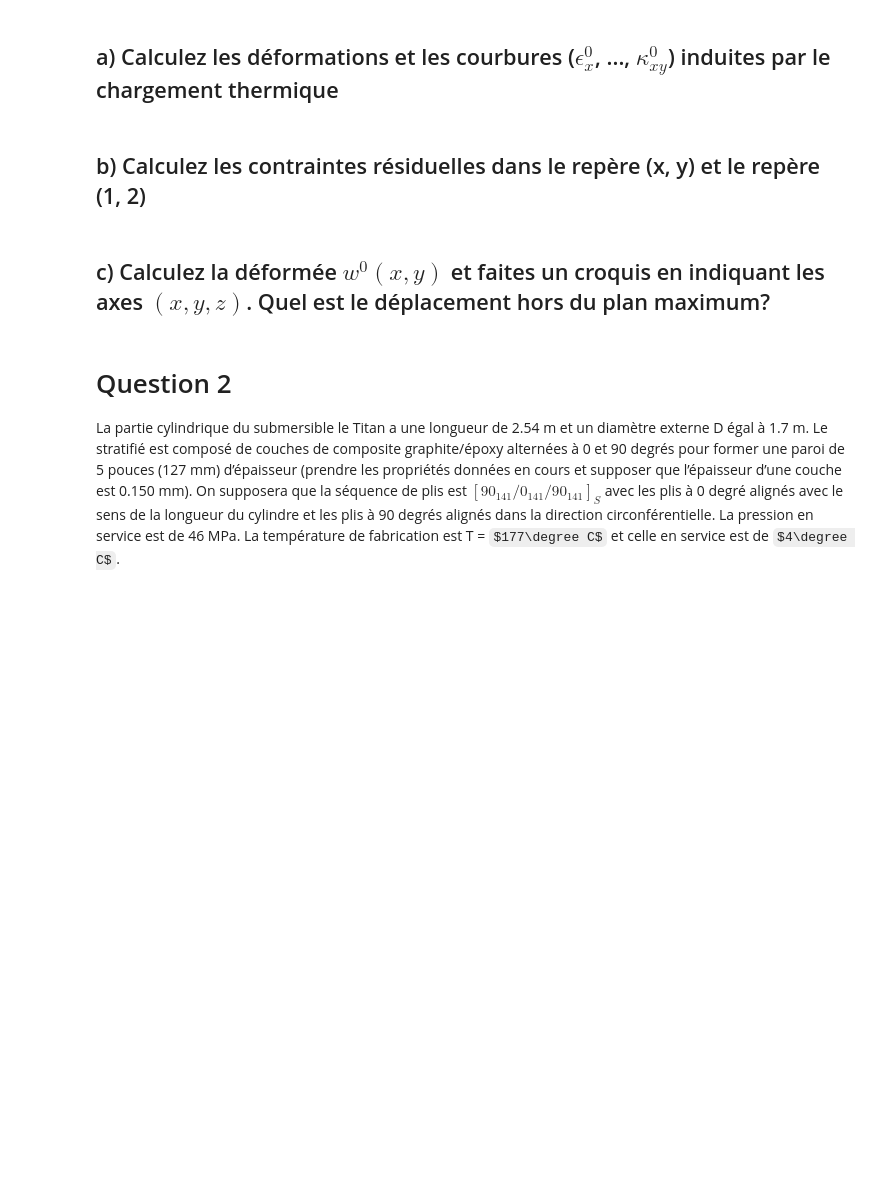
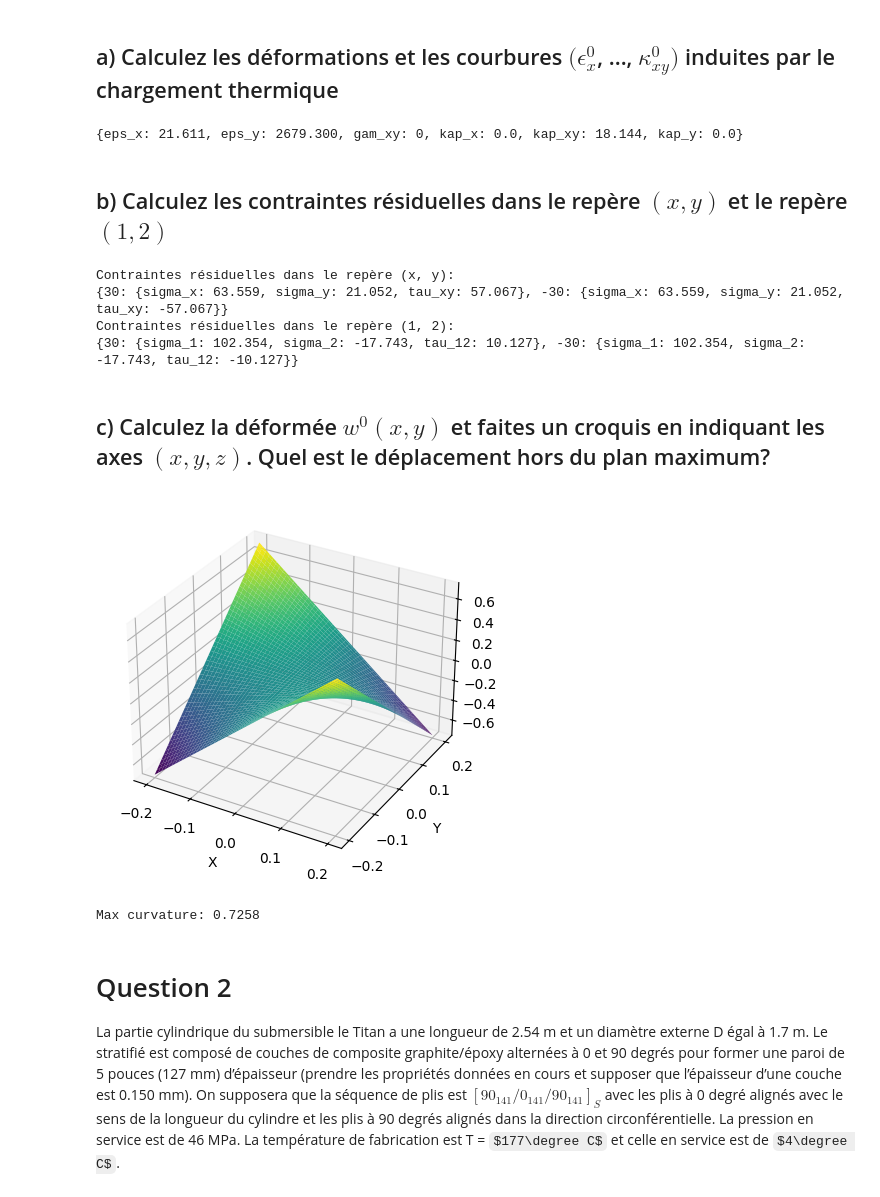
Before and after one commit to FancyGuitarist/MMC, a Jupyter notebook: Devoir_3.ipynb, the cells around one changed output. Drawn from its saved outputs; the diff is of its cells as text; code cells hidden in the pictures; some formulas as TeX source; blank space fills up the shorter version.

```diff
--- a/Devoir_3.ipynb
+++ b/Devoir_3.ipynb
@@ -5,9 +5,36 @@ Soit une plaque carrée stratifiée en graphite-époxyde $[±30]_T$ de 20 cm de
 # %% [markdown]
-## a) Calculez les déformations et les courbures ($\epsilon_x^0$, ..., $\kappa_{xy}^0$) induites par le chargement thermique
+## a) Calculez les déformations et les courbures $(\epsilon_x^0$, ..., $\kappa_{xy}^0)$ induites par le chargement thermique
+# %%
+from laminate import *
+from composite import *
+
+lam = Laminate(thetas=LaminateAngles("[±30]"), composite_type=CompositeType.Graphite_Epoxy, delta_t=150)
+eps_kap = lam.solve_eps_kap_n_m(ns=[0, 0, 0], ms=[0, 0, 0])
+
+print(eps_kap)
+# %% [output]
+{eps_x: 21.611, eps_y: 2679.300, gam_xy: 0, kap_x: 0.0, kap_xy: 18.144, kap_y: 0.0}
 # %% [markdown]
-## b) Calculez les contraintes résiduelles dans le repère (x, y) et le repère (1, 2)
+## b) Calculez les contraintes résiduelles dans le repère $(x, y)$ et le repère $(1, 2)$
+# %%
+residual_stresses = lam.solve_residual_stresses(eps_kap)
+local_residual_stresses = lam.local_residual_stresses(eps_kap)
+print("Contraintes résiduelles dans le repère (x, y):")
+print(residual_stresses)
+print("Contraintes résiduelles dans le repère (1, 2):")
+print(local_residual_stresses)
+# %% [output]
+Contraintes résiduelles dans le repère (x, y):
+{30: {sigma_x: 63.559, sigma_y: 21.052, tau_xy: 57.067}, -30: {sigma_x: 63.559, sigma_y: 21.052, tau_xy: -57.067}}
+Contraintes résiduelles dans le repère (1, 2):
+{30: {sigma_1: 102.354, sigma_2: -17.743, tau_12: 10.127}, -30: {sigma_1: 102.354, sigma_2: -17.743, tau_12: -10.127}}
 # %% [markdown]
 ## c) Calculez la déformée $w^0(x, y)$ et faites un croquis en indiquant les axes $(x, y, z)$. Quel est le déplacement hors du plan maximum?
+# %%
+lam.plot_curvature(eps_kap)
+# %% [output]
+[figure, added]
+Max curvature: 0.7258
 # %% [markdown]
 # Question 2
 La partie cylindrique du submersible le Titan a une longueur de 2.54 m et un diamètre externe D égal à 1.7 m. Le stratifié est composé de couches de composite graphite/époxy alternées à 0 et 90 degrés pour former une paroi de 5 pouces (127 mm) d’épaisseur (prendre les propriétés données en cours et supposer que l’épaisseur d’une couche est 0.150 mm). On supposera que la séquence de plis est $[90_{141}/0_{141}/90_{141}]_S$ avec les plis à 0 degré alignés avec le sens de la longueur du cylindre et les plis à 90 degrés alignés dans
```
Also changed, not shown: parts of 1 cell of this notebook, 2 other files.
